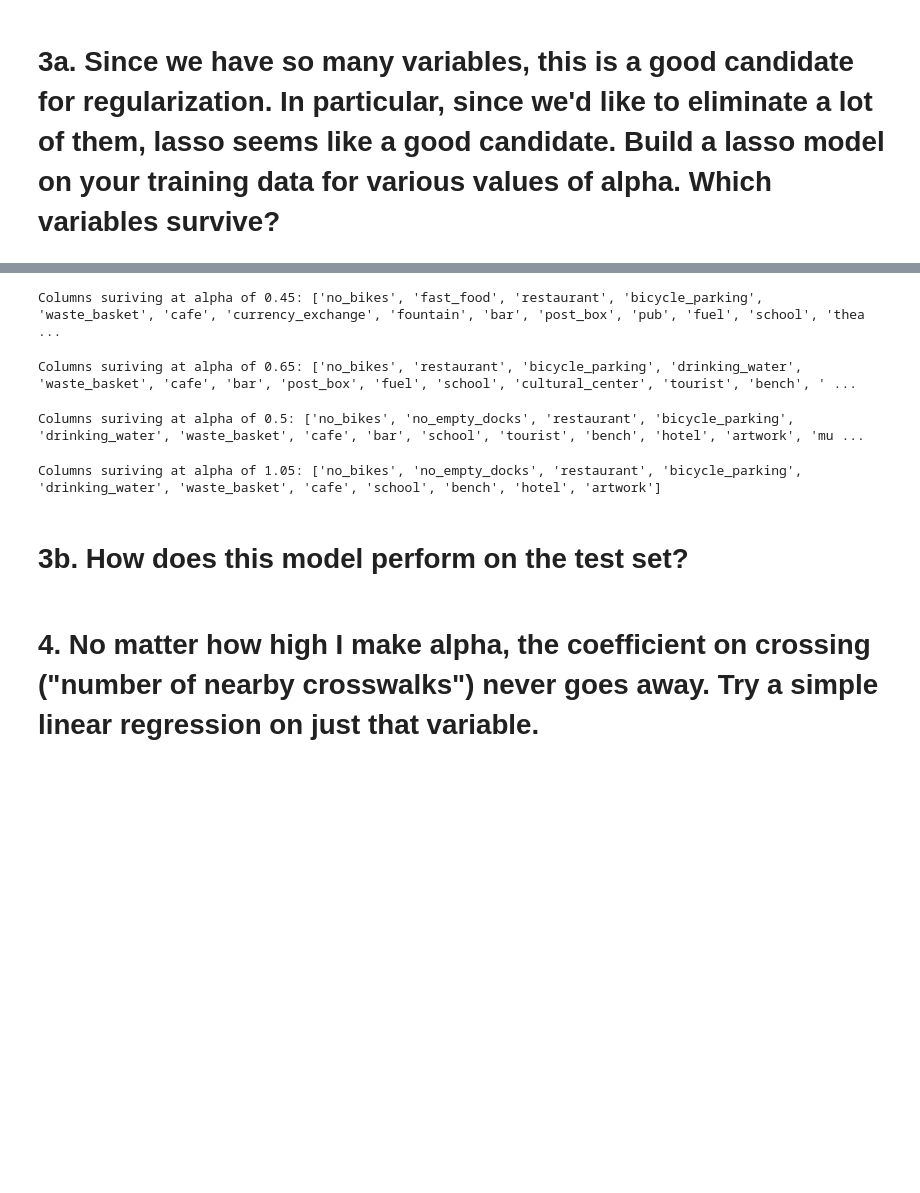
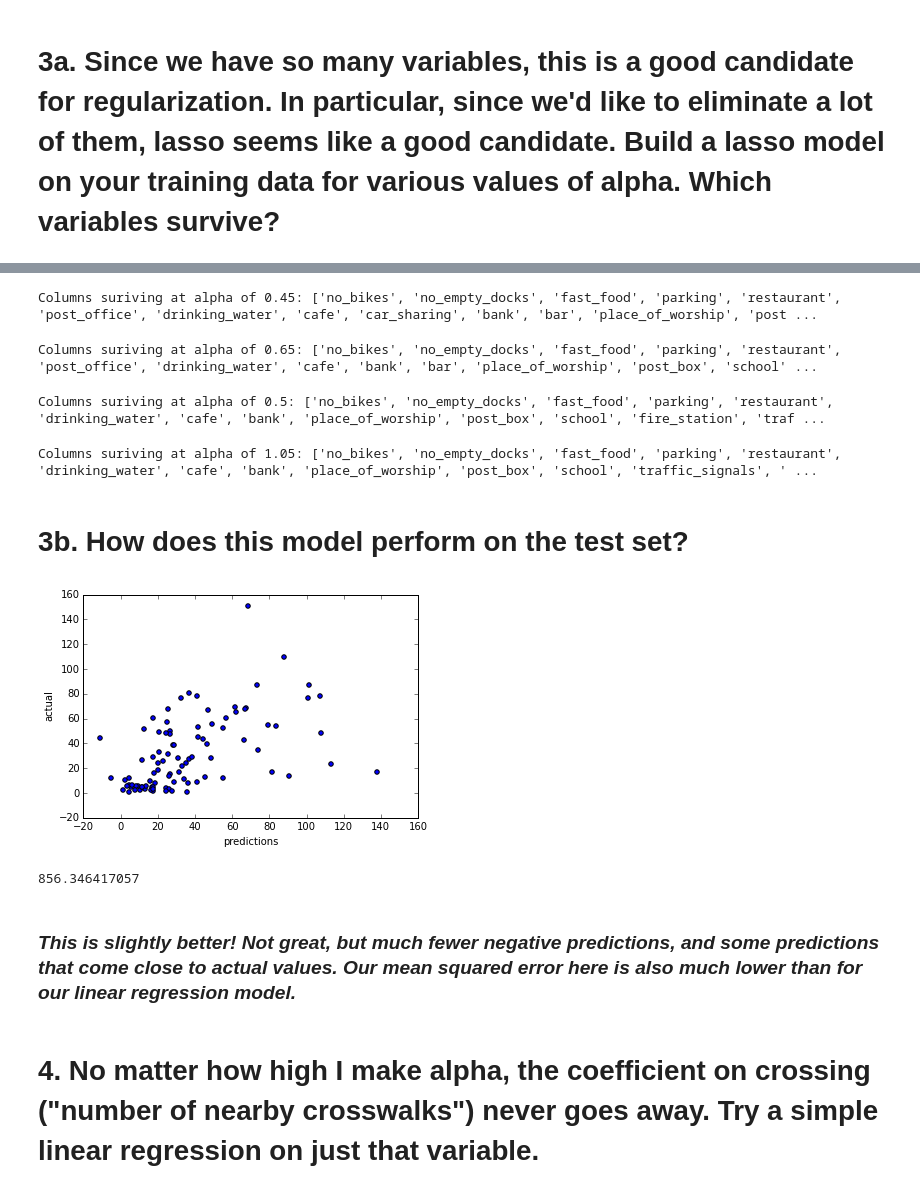
Before and after one commit to tlake/bikeshare, a Jupyter notebook: bikeshare_step3.ipynb, the cells around one changed output, grey strips where cells are left out. Saved outputs shown, nothing was run; the diff lists cells and outputs as text; code cells hidden in the pictures; blank space fills up the shorter version.

Commit message:
plot lasso results; simple linear regression on crossing

```diff
--- a/bikeshare_step3.ipynb
+++ b/bikeshare_step3.ipynb
@@ -231,32 +231,55 @@ Columns suriving at alpha of 0.25: ['no_bikes', 'fast_food', 'restaurant', 'bicy
 # %%
 # surviving variables at alpha of 0.45
-coeffs_surviving = coeffs_45[abs(coeffs_45) > 1].dropna()
+coeffs_surviving = coeffs_45[abs(coeffs_45) > 0].dropna()
 columns_surviving = [x_train.dtypes.index[i] for i in coeffs_surviving.index]
 print 'Columns suriving at alpha of 0.45: {}'.format(columns_surviving)
 # %% [output]
-Columns suriving at alpha of 0.45: ['no_bikes', 'fast_food', 'restaurant', 'bicycle_parking', 'waste_basket', 'cafe', 'currency_exchange', 'fountain', 'bar', 'post_box', 'pub', 'fuel', 'school', 'thea ...
+Columns suriving at alpha of 0.45: ['no_bikes', 'no_empty_docks', 'fast_food', 'parking', 'restaurant', 'post_office', 'drinking_water', 'cafe', 'car_sharing', 'bank', 'bar', 'place_of_worship', 'post ...
 # %%
 # surviving variables at alpha of 0.65
-coeffs_surviving = coeffs_65[abs(coeffs_65) > 1].dropna()
+coeffs_surviving = coeffs_65[abs(coeffs_65) > 0].dropna()
 columns_surviving = [x_train.dtypes.index[i] for i in coeffs_surviving.index]
 print 'Columns suriving at alpha of 0.65: {}'.format(columns_surviving)
 # %% [output]
-Columns suriving at alpha of 0.65: ['no_bikes', 'restaurant', 'bicycle_parking', 'drinking_water', 'waste_basket', 'cafe', 'bar', 'post_box', 'fuel', 'school', 'cultural_center', 'tourist', 'bench', ' ...
+Columns suriving at alpha of 0.65: ['no_bikes', 'no_empty_docks', 'fast_food', 'parking', 'restaurant', 'post_office', 'drinking_water', 'cafe', 'bank', 'bar', 'place_of_worship', 'post_box', 'school' ...
 # %%
 # surviving variables at alpha of 0.85
-coeffs_surviving = coeffs_85[abs(coeffs_85) > 1].dropna()
+coeffs_surviving = coeffs_85[abs(coeffs_85) > 0].dropna()
 columns_surviving = [x_train.dtypes.index[i] for i in coeffs_surviving.index]
 print 'Columns suriving at alpha of 0.5: {}'.format(columns_surviving)
 # %% [output]
-Columns suriving at alpha of 0.5: ['no_bikes', 'no_empty_docks', 'restaurant', 'bicycle_parking', 'drinking_water', 'waste_basket', 'cafe', 'bar', 'school', 'tourist', 'bench', 'hotel', 'artwork', 'mu ...
+Columns suriving at alpha of 0.5: ['no_bikes', 'no_empty_docks', 'fast_food', 'parking', 'restaurant', 'drinking_water', 'cafe', 'bank', 'place_of_worship', 'post_box', 'school', 'fire_station', 'traf ...
 # %%
 # surviving variables at alpha of 1.05
-coeffs_surviving = coeffs_105[abs(coeffs_105) > 1].dropna()
+coeffs_surviving = coeffs_105[abs(coeffs_105) > 0].dropna()
 columns_surviving = [x_train.dtypes.index[i] for i in coeffs_surviving.index]
 print 'Columns suriving at alpha of 1.05: {}'.format(columns_surviving)
 # %% [output]
-Columns suriving at alpha of 1.05: ['no_bikes', 'no_empty_docks', 'restaurant', 'bicycle_parking', 'drinking_water', 'waste_basket', 'cafe', 'school', 'bench', 'hotel', 'artwork']
+Columns suriving at alpha of 1.05: ['no_bikes', 'no_empty_docks', 'fast_food', 'parking', 'restaurant', 'drinking_water', 'cafe', 'bank', 'place_of_worship', 'post_box', 'school', 'traffic_signals', ' ...
 # %% [markdown]
 # 3b. How does this model perform on the test set?
+# %%
+model = Lasso(alpha=1.05)
+
+model.fit(x_train, y_train)
+
+predictions = model.predict(x_test)
+
+# see how we did
+plt.scatter(predictions, y_test)
+plt.xlabel('predictions')
+plt.ylabel('actual')
+plt.show()
+# %% [output]
+[figure, added]
+# %%
+# Looking at Mean Squared Error
+from sklearn.metrics import mean_squared_error
+mse = mean_squared_error(y_test, predictions)
+print mse
+# %% [output]
+856.346417057
+# %% [markdown]
+### _This is slightly better! Not great, but much fewer negative predictions, and some predictions that come close to actual values. Our mean squared error here is also much lower than for our linear regression model._
 # %% [markdown]
 # 4. No matter how high I make alpha, the coefficient on crossing ("number of nearby crosswalks") never goes away. Try a simple linear regression on just that variable.
```
Also changed, not shown: parts of 8 cells of this notebook.
